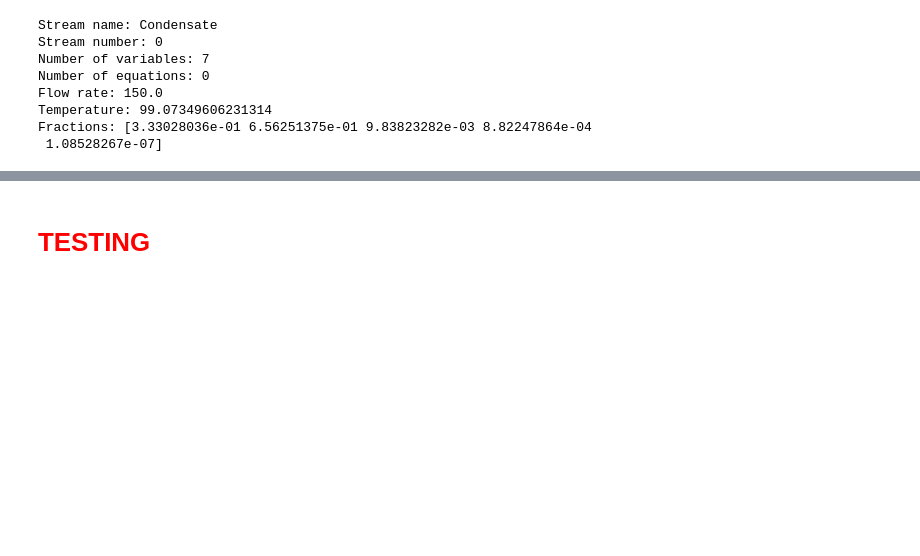
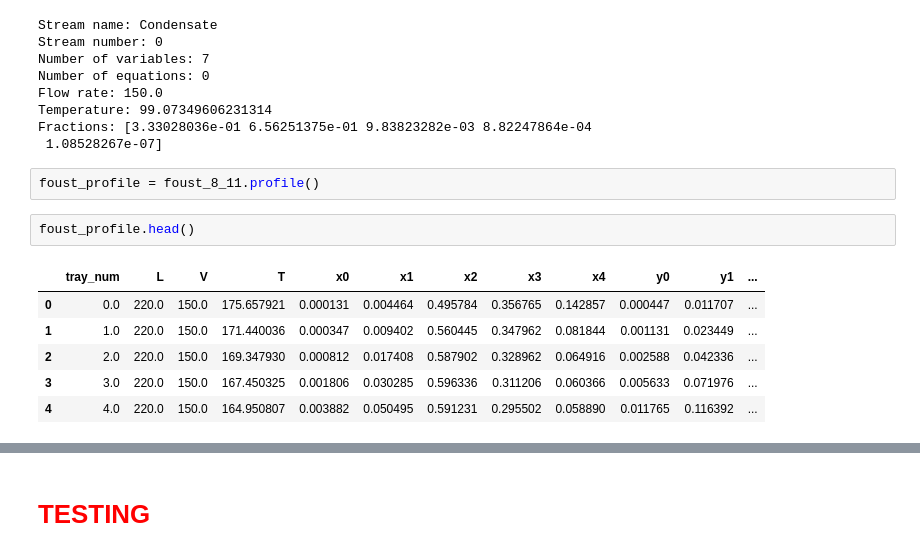
Before and after one commit to a1pat/Distillation, a Jupyter notebook: Distillation.ipynb, the cells around one changed output, grey strips where cells are left out. Saved outputs shown, nothing was run; the diff lists cells and outputs as text; blank space fills up the shorter version.

```diff
--- a/Distillation.ipynb
+++ b/Distillation.ipynb
@@ -672,3 +658,14 @@ Flow rate: 150.0
 Temperature: 99.07349606231314
 Fractions: [3.33028036e-01 6.56251375e-01 9.83823282e-03 8.82247864e-04
  1.08528267e-07]
+# %%
+foust_profile = foust_8_11.profile()
+# %%
+foust_profile.head()
+# %% [output]
+|  | tray_num | L | V | T | x0 | x1 | x2 | x3 | x4 | y0 | y1 | ... |
+| 0 | 0.0 | 220.0 | 150.0 | 175.657921 | 0.000131 | 0.004464 | 0.495784 | 0.356765 | 0.142857 | 0.000447 | 0.011707 | ... |
+| 1 | 1.0 | 220.0 | 150.0 | 171.440036 | 0.000347 | 0.009402 | 0.560445 | 0.347962 | 0.081844 | 0.001131 | 0.023449 | ... |
+| 2 | 2.0 | 220.0 | 150.0 | 169.347930 | 0.000812 | 0.017408 | 0.587902 | 0.328962 | 0.064916 | 0.002588 | 0.042336 | ... |
+| 3 | 3.0 | 220.0 | 150.0 | 167.450325 | 0.001806 | 0.030285 | 0.596336 | 0.311206 | 0.060366 | 0.005633 | 0.071976 | ... |
+| 4 | 4.0 | 220.0 | 150.0 | 164.950807 | 0.003882 | 0.050495 | 0.591231 | 0.295502 | 0.058890 | 0.011765 | 0.116392 | ... |
```
Also changed, not shown: parts of 14 cells of this notebook.
